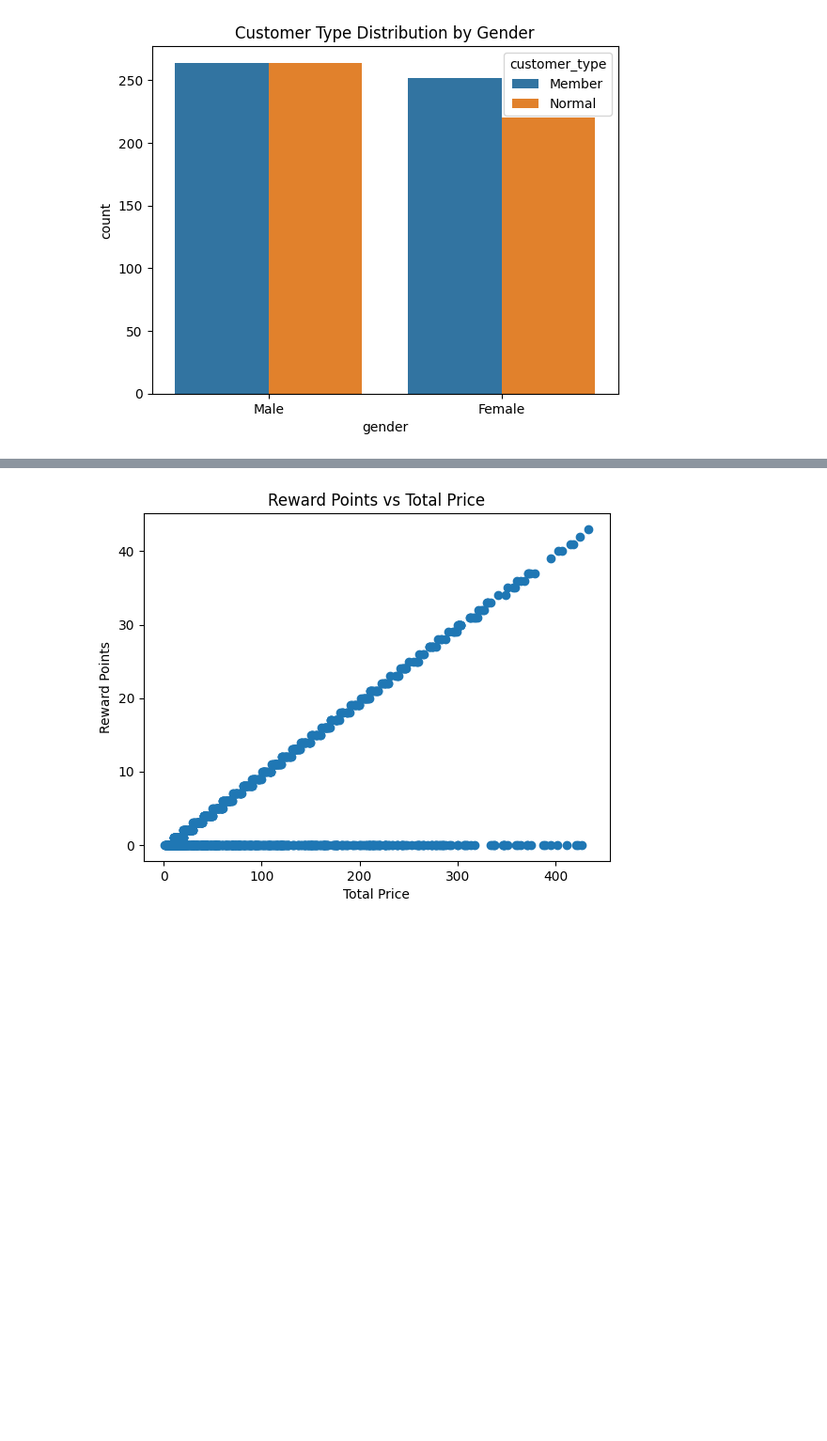
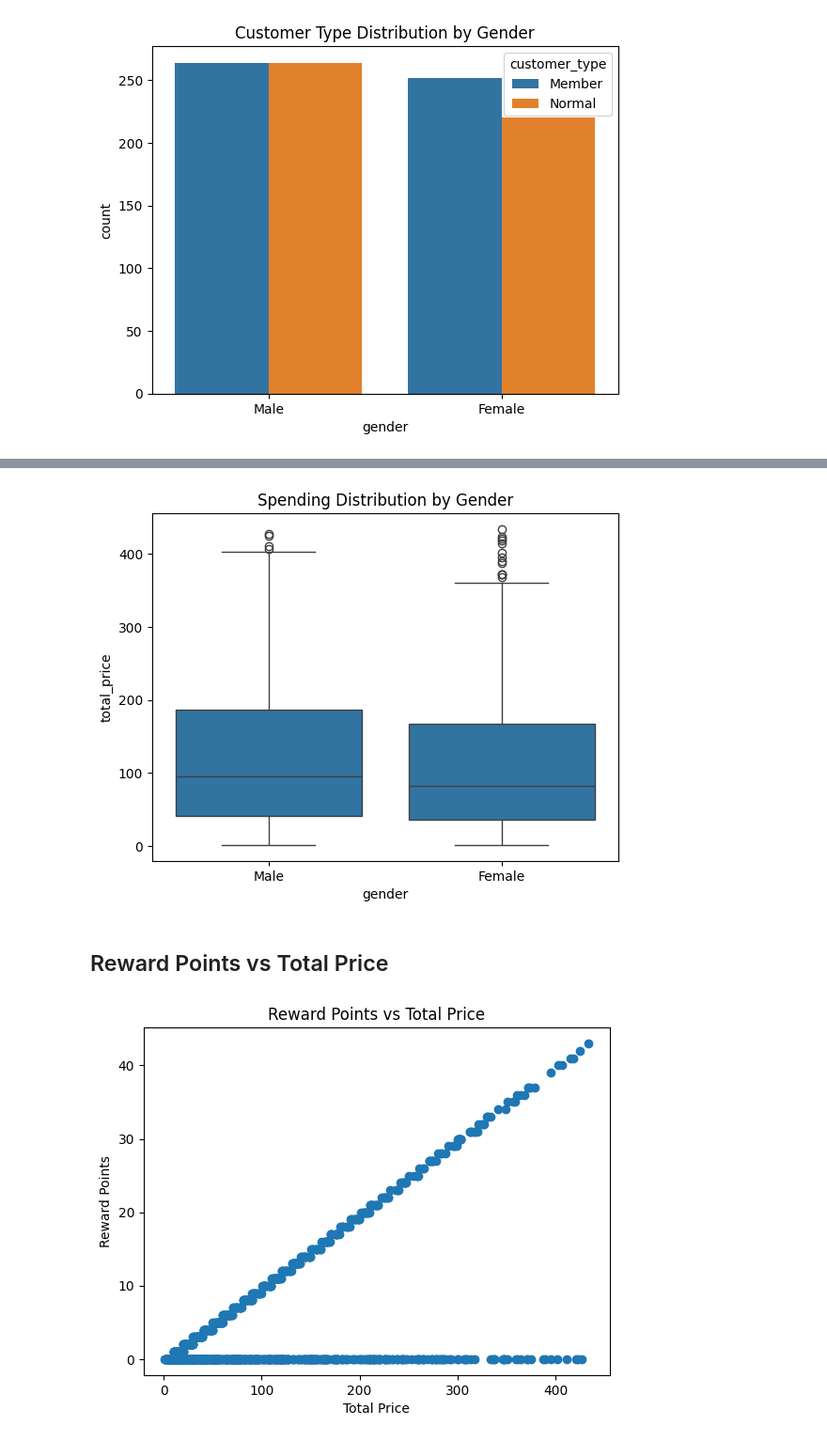
Before and after one commit to akyasasvi-code/Retail_Sales_Analysis, a Jupyter notebook: Super_Market.ipynb, the cells around one changed output, grey strips where cells are left out. Shown at 94% size. Saved outputs shown, nothing was run; the diff lists cells and outputs as text; code cells hidden in the pictures; blank space fills up the shorter version.

```diff
--- a/Super_Market.ipynb
+++ b/Super_Market.ipynb
@@ -101,3 +127,11 @@ plt.show()
+# %%
+sns.boxplot(x="gender", y="total_price", data=df)
+plt.title("Spending Distribution by Gender")
+plt.show()
+# %% [output]
+[figure, added]
+# %% [markdown]
+## Reward Points vs Total Price
 # %%
 plt.scatter(df["total_price"], df["reward_points"])
 plt.xlabel("Total Price")
```
Also changed, not shown: parts of 22 cells of this notebook.
